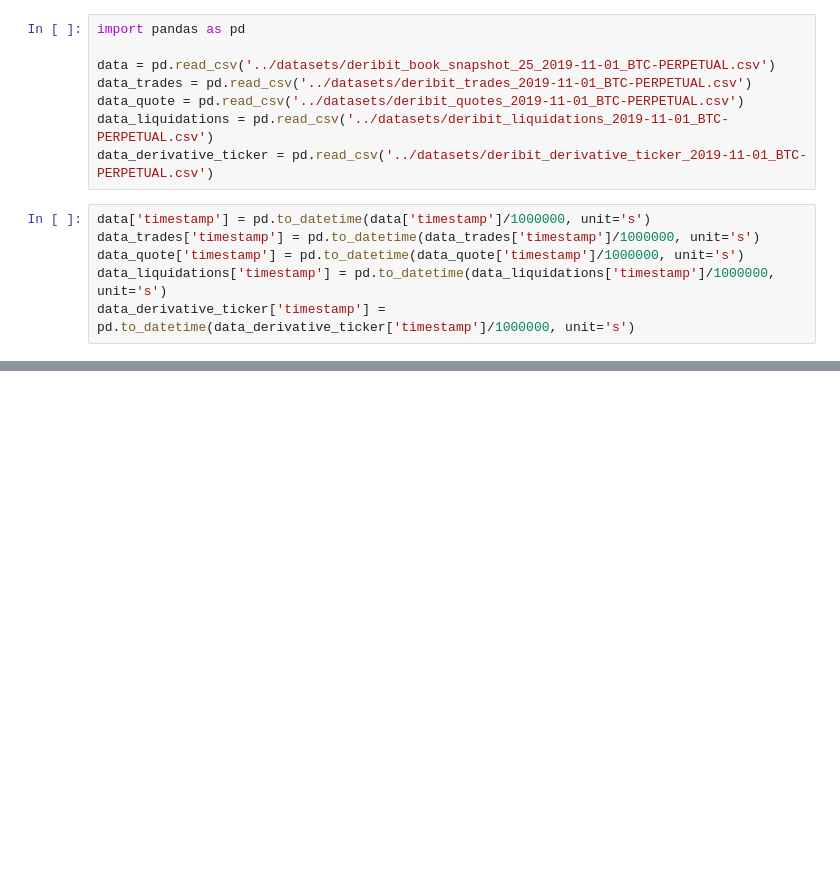
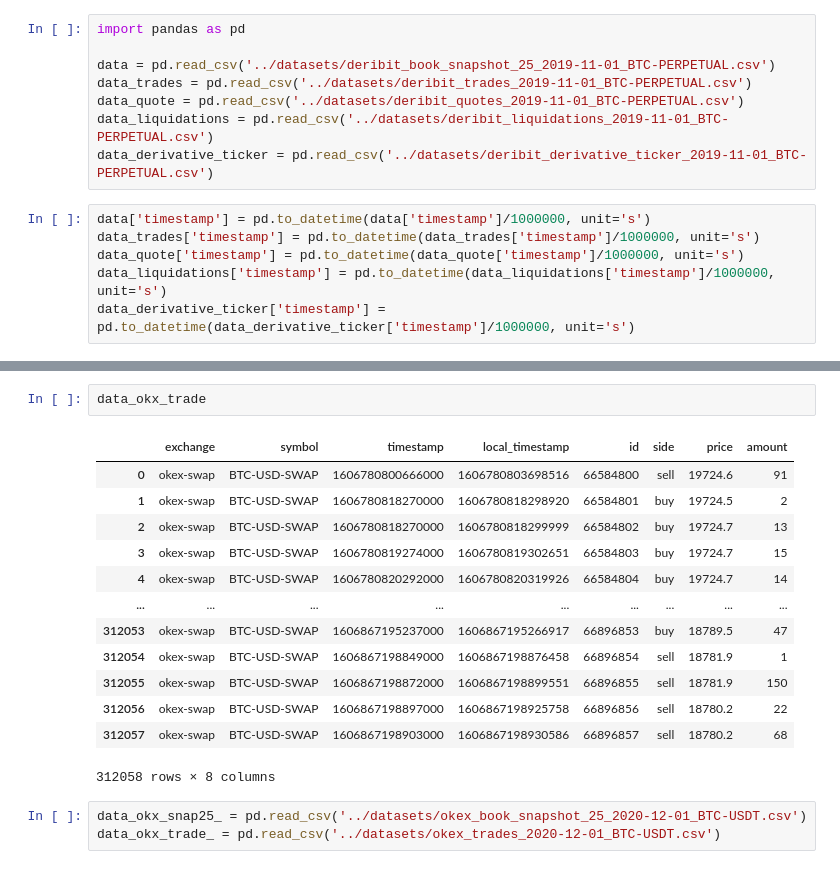
Before and after one commit to RBzhang/trade, a Jupyter notebook: tardis.ipynb, the cells around one changed output, grey strips where cells are left out. Saved outputs shown, nothing was run; the diff lists cells and outputs as text; blank space fills up the shorter version.

```diff
--- a/tardis.ipynb
+++ b/tardis.ipynb
@@ -20,0 +69,19 @@ data
+# %%
+data_okx_trade
+# %% [output]
+|  | exchange | symbol | timestamp | local_timestamp | id | side | price | amount |
+| 0 | okex-swap | BTC-USD-SWAP | 1606780800666000 | 1606780803698516 | 66584800 | sell | 19724.6 | 91 |
+| 1 | okex-swap | BTC-USD-SWAP | 1606780818270000 | 1606780818298920 | 66584801 | buy | 19724.5 | 2 |
+| 2 | okex-swap | BTC-USD-SWAP | 1606780818270000 | 1606780818299999 | 66584802 | buy | 19724.7 | 13 |
+| 3 | okex-swap | BTC-USD-SWAP | 1606780819274000 | 1606780819302651 | 66584803 | buy | 19724.7 | 15 |
+| 4 | okex-swap | BTC-USD-SWAP | 1606780820292000 | 1606780820319926 | 66584804 | buy | 19724.7 | 14 |
+| ... | ... | ... | ... | ... | ... | ... | ... | ... |
+| 312053 | okex-swap | BTC-USD-SWAP | 1606867195237000 | 1606867195266917 | 66896853 | buy | 18789.5 | 47 |
+| 312054 | okex-swap | BTC-USD-SWAP | 1606867198849000 | 1606867198876458 | 66896854 | sell | 18781.9 | 1 |
+| 312055 | okex-swap | BTC-USD-SWAP | 1606867198872000 | 1606867198899551 | 66896855 | sell | 18781.9 | 150 |
+| 312056 | okex-swap | BTC-USD-SWAP | 1606867198897000 | 1606867198925758 | 66896856 | sell | 18780.2 | 22 |
+| 312057 | okex-swap | BTC-USD-SWAP | 1606867198903000 | 1606867198930586 | 66896857 | sell | 18780.2 | 68 |
+312058 rows × 8 columns
+# %%
+data_okx_snap25_ = pd.read_csv('../datasets/okex_book_snapshot_25_2020-12-01_BTC-USDT.csv')
+data_okx_trade_ = pd.read_csv('../datasets/okex_trades_2020-12-01_BTC-USDT.csv')
```
Also changed, not shown: parts of 14 cells of this notebook, 1 other file.
